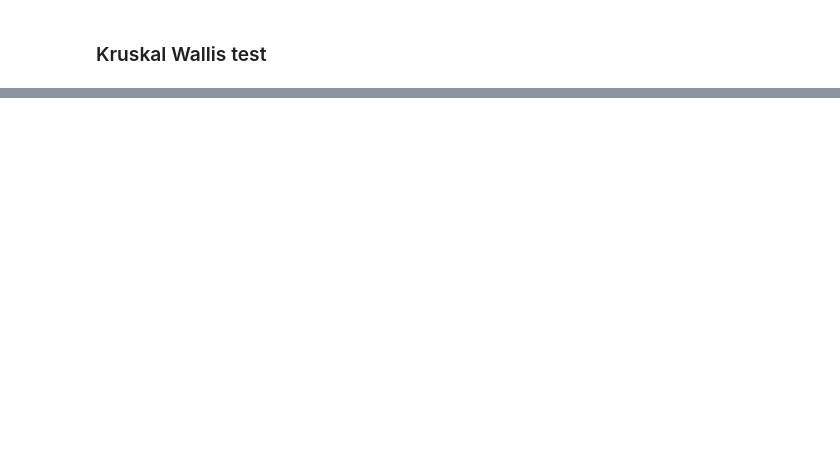
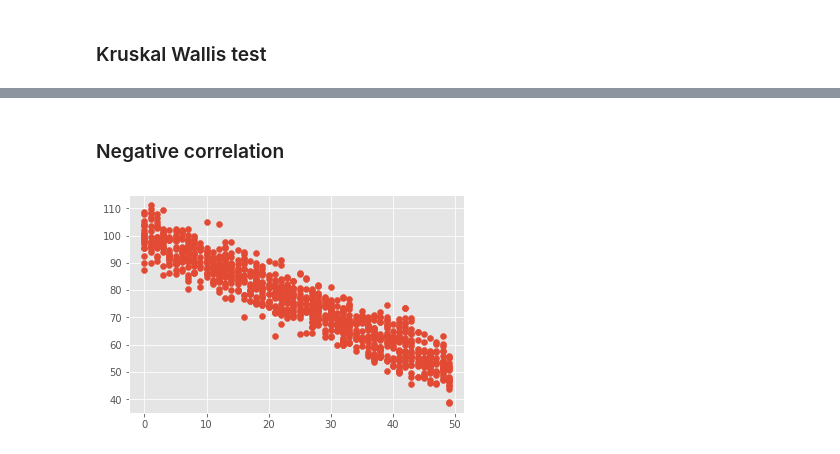
Before and after one commit to atos-datascience/data-analytics-and-science, a Jupyter notebook: example notebooks/Statistical Method References.ipynb, the cells around one changed output, grey strips where cells are left out. Drawn from its saved outputs; the diff is of its cells as text; code cells hidden in the pictures; blank space fills up the shorter version.

```diff
--- a/example notebooks/Statistical Method References.ipynb
+++ b/example notebooks/Statistical Method References.ipynb
@@ -234,0 +255,23 @@ result.pvalue
+# %% [markdown]
+### Negative correlation
+# %%
+import numpy as np
+import matplotlib
+import matplotlib.pyplot as plt
+%matplotlib inline
+matplotlib.style.use('ggplot')
+
+np.random.seed(1)
+
+# 1000 random integers between 0 and 50
+x = np.random.randint(0, 50, 1000)
+
+# Negative Correlation with some noise
+y = 100 - x + np.random.normal(0, 5, 1000)
+
+# Use np.corrcoef(x, y) for numbers
+
+plt.scatter(x, y)
+plt.show()
+# %% [output]
+[figure, added]
```
Also changed, not shown: parts of 28 cells of this notebook, 1 other file.
